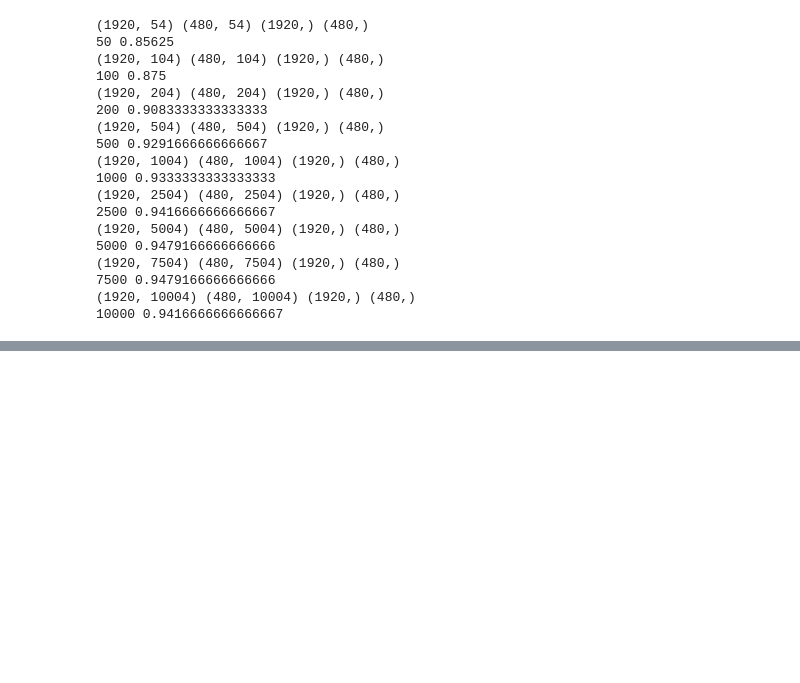
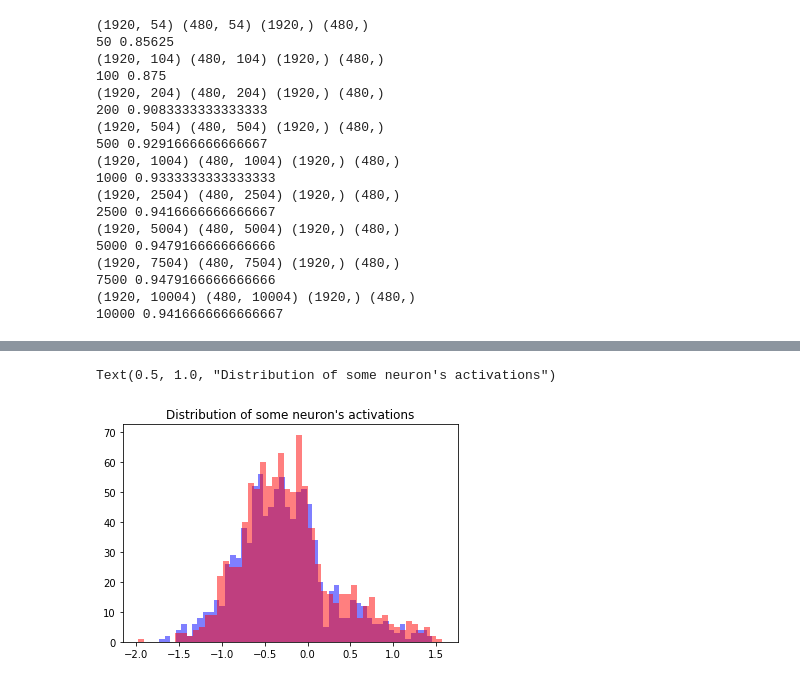
Before and after one commit to zsoltzombori/resistant-neurons, a Jupyter notebook: visualization/bit_of_ML.ipynb, the cells around one changed output, grey strips where cells are left out. Cells and saved outputs as stored; diff of their text form; code cells hidden in the pictures; blank space fills up the shorter version.

```diff
--- a/visualization/bit_of_ML.ipynb
+++ b/visualization/bit_of_ML.ipynb
@@ -199,0 +213,12 @@ plt.grid()
+# %%
+e = 5
+current_data = neuron_data[e][neuron]
+some_data = reduce_to_statistics(current_data['activations'], neuron_data[e]['original_labels'], debug=True)
+# %%
+num = 6
+plt.hist(some_data[num], bins = 50, alpha = 0.5, color = 'blue')
+plt.hist(some_data[num-2], bins = 50, alpha = 0.5, color = 'red')
+plt.title('Distribution of some neuron\'s activations')
+# %% [output]
+Text(0.5, 1.0, "Distribution of some neuron's activations")
+[figure, added]
```
Also changed, not shown: parts of 9 cells of this notebook, 5 other files.
